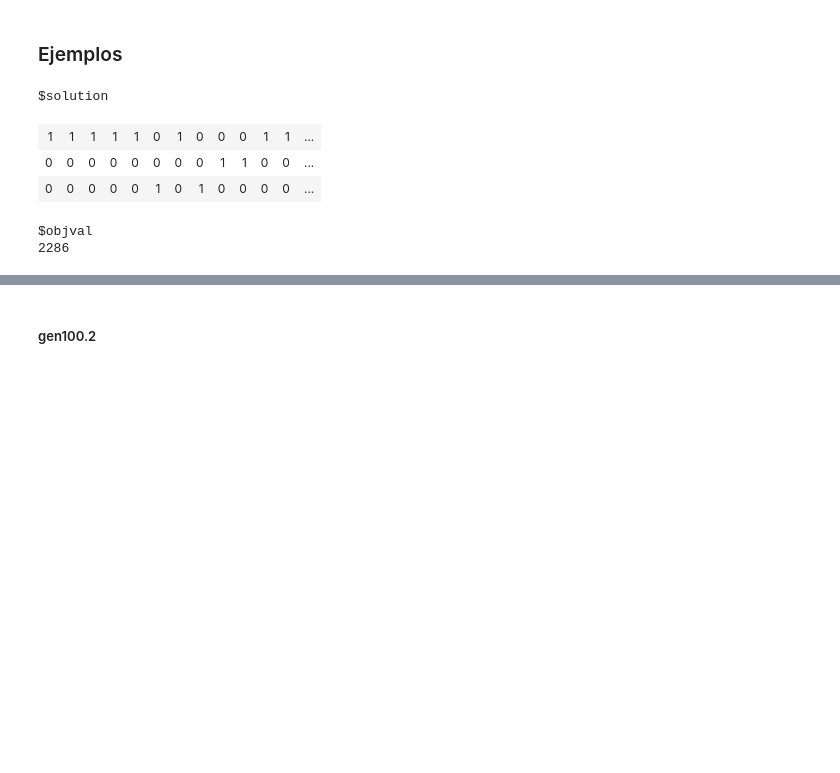
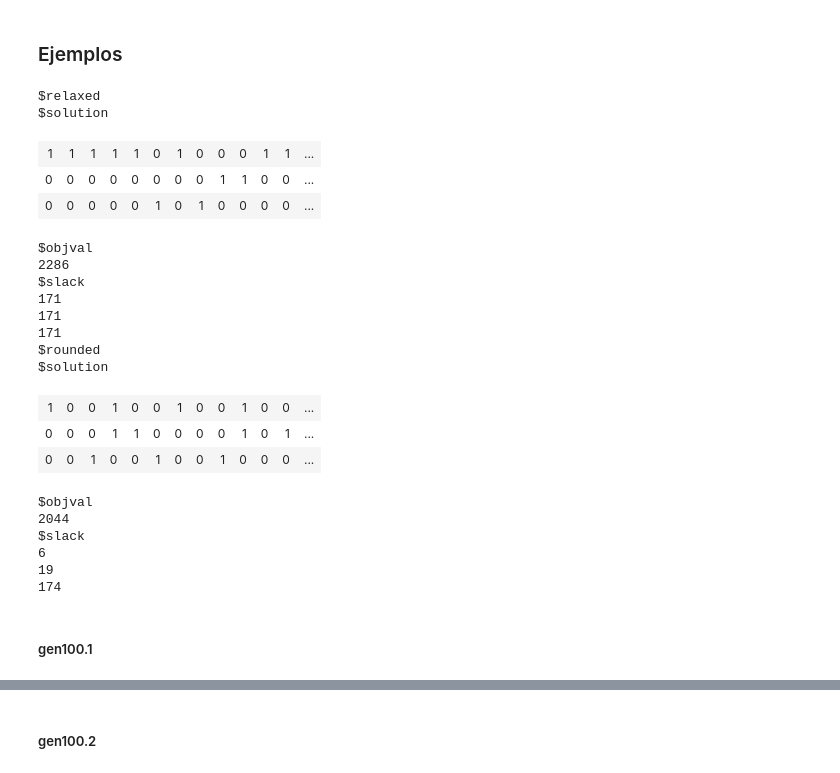
Before and after one commit to garciparedes/integer-programming-heuristics, a Jupyter notebook: integer-programming-knapsack-heuristics.ipynb, the cells around one changed output, grey strips where cells are left out. Drawn from its saved outputs; the diff is of its cells as text; code cells hidden in the pictures; blank space fills up the shorter version.

```diff
--- a/integer-programming-knapsack-heuristics.ipynb
+++ b/integer-programming-knapsack-heuristics.ipynb
@@ -921,4 +922,15 @@ KnapsackMultipleExact <- function(p, m, ...) {
 # %% [markdown]
 #### Heurísticas:
 TODO
+# %%
+KnapsackMultipleRounding <- function(p, m, InitialSolution = KnapsackMultipleExact,
+                                     RoundingFunction = floor, ...) {
+    sol.exact <- InitialSolution(p, m, types = "C", ...)
+
+    sol <- list()
+    sol$solution = matrix(RoundingFunction(sol.exact$solution), nrow = m, byrow = TRUE)
+    sol$objval   = sum(sol$solution * p$value)
+    sol$slack    = p$capacity - colSums(t(sol$solution) * p$weight)
+    return(sol)
+}
 # %%
@@ -930,15 +948,62 @@ KnapsackMultipleGreedy <- function(object, capacity) {
+# %%
+GenerateMultipleKnapsackSolutions <- function(p, m, ...) {
+    sol <- list()
+
+    # s <- KnapsackMultipleExact(p, m, ...)
+    # sol$exact <- list(solution = matrix(s$solution, ncol = p$n, byrow = TRUE),
+    #                   objval   = s$optimum,
+    #                   slack    = p$capacity - s$auxiliary$primal[1])
+
+    s <- KnapsackMultipleExact(p, m, types = "C", ...)
+    sol$relaxed <- list(solution = matrix(s$solution, ncol = p$n, byrow = TRUE),
+                        objval   = s$optimum,
+                        slack    = rep(p$capacity, m) - s$auxiliary$primal[m])
+
+    s <- KnapsackMultipleRounding(p, m, ...)
+    sol$rounded <- list(solution = matrix(s$solution, ncol = p$n, byrow = TRUE),
+                        objval   = s$objval,
+                        slack    = s$slack)
+
+    # s <- KnapsackMultipleGreedy(p, m, ...)
+    # sol$greedy <- list(solution = matrix(s$solution, ncol = p$n, byrow = TRUE),
+    #                    objval   = s$objval,
+    #                    slack    = s$slack)
+
+    # s <- KnapsackMultipleLocalSearch(p, m, ...)
+    # sol$local <- list(solution = matrix(s$solution, ncol = p$n, byrow = TRUE),
+    #                   objval   = s$objval,
+    #                   slack    = s$slack)
+
+    return(sol)
+}
 # %%
 gen10.1 <- ReadSimpleKnapsack(paste0(dataset.folder.simple, "gen10_1.txt"))
-m <- 3
-s <- KnapsackMultipleExact(gen10.1, m)
-list(solution = matrix(s$solution, ncol = gen10.1$n, byrow = TRUE),
-     objval = s$optimum)
-# %% [output]
-$solution
-| 1 | 1 | 1 | 1 | 1 | 0 | 1 | 0 | 0 | 0 | 1 | 1 | ... |
-| 0 | 0 | 0 | 0 | 0 | 0 | 0 | 0 | 1 | 1 | 0 | 0 | ... |
-| 0 | 0 | 0 | 0 | 0 | 1 | 0 | 1 | 0 | 0 | 0 | 0 | ... |
-$objval
-2286
+# %%
+GenerateMultipleKnapsackSolutions(gen10.1, m)
+# %% [output]
+$relaxed
+$solution
+| 1 | 1 | 1 | 1 | 1 | 0 | 1 | 0 | 0 | 0 | 1 | 1 | ... |
+| 0 | 0 | 0 | 0 | 0 | 0 | 0 | 0 | 1 | 1 | 0 | 0 | ... |
+| 0 | 0 | 0 | 0 | 0 | 1 | 0 | 1 | 0 | 0 | 0 | 0 | ... |
+$objval
+2286
+$slack
+171
+171
+171
+$rounded
+$solution
+| 1 | 0 | 0 | 1 | 0 | 0 | 1 | 0 | 0 | 1 | 0 | 0 | ... |
+| 0 | 0 | 0 | 1 | 1 | 0 | 0 | 0 | 0 | 1 | 0 | 1 | ... |
+| 0 | 0 | 1 | 0 | 0 | 1 | 0 | 0 | 1 | 0 | 0 | 0 | ... |
+$objval
+2044
+$slack
+6
+19
+174
+# %% [markdown]
+##### gen100.1
 # %%
 gen100.1 <- ReadSimpleKnapsack(paste0(dataset.folder.simple, "gen100_1.txt"))
```
Also changed, not shown: parts of 96 cells of this notebook.
